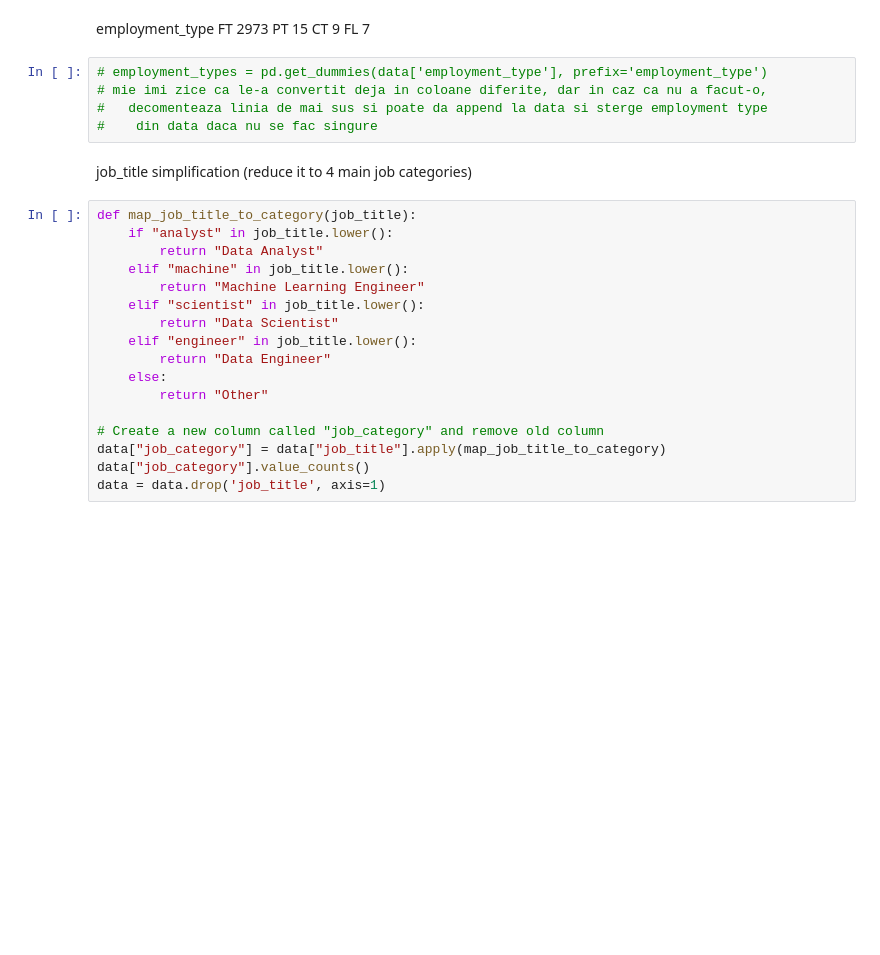
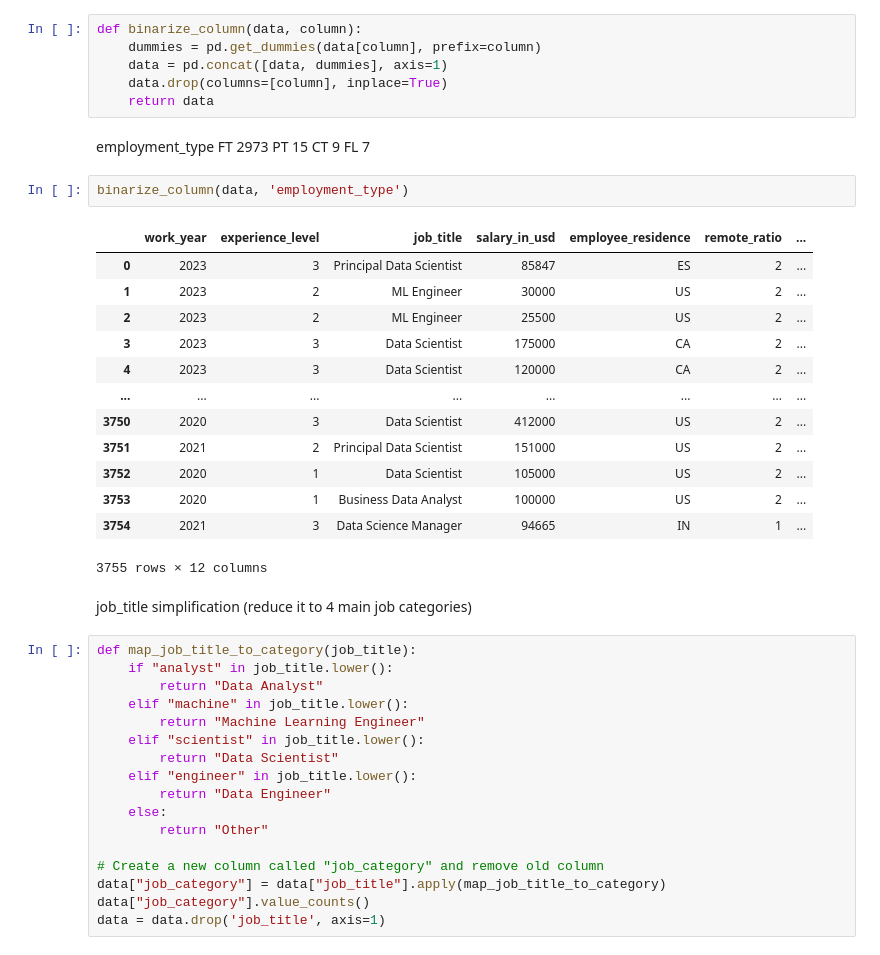
Before and after one commit to robert-bob-1/SalariesAnalysisML, a Jupyter notebook: proiect.ipynb, the cells around one changed output. Drawn from its saved outputs; the diff is of its cells as text; blank space fills up the shorter version.

Commit message:
add binarize function

```diff
--- a/proiect.ipynb
+++ b/proiect.ipynb
@@ -185,17 +184,34 @@ data['remote_ratio'].replace({
 # %% [markdown]
 #### Codify non-ordinal data
 by converting a column to multiple binary value columns
+# %%
+def binarize_column(data, column):
+    dummies = pd.get_dummies(data[column], prefix=column)
+    data = pd.concat([data, dummies], axis=1)
+    data.drop(columns=[column], inplace=True)
+    return data
 # %% [markdown]
 employment_type
 FT    2973
 PT      15
 CT       9
 FL       7
-# %%
-# employment_types = pd.get_dummies(data['employment_type'], prefix='employment_type')
-# mie imi zice ca le-a convertit deja in coloane diferite, dar in caz ca nu a facut-o,
-#   decomenteaza linia de mai sus si poate da append la data si sterge employment type
-#    din data daca nu se fac singure
+# %%
+binarize_column(data, 'employment_type')
+# %% [output]
+|  | work_year | experience_level | job_title | salary_in_usd | employee_residence | remote_ratio | ... |
+| 0 | 2023 | 3 | Principal Data Scientist | 85847 | ES | 2 | ... |
+| 1 | 2023 | 2 | ML Engineer | 30000 | US | 2 | ... |
+| 2 | 2023 | 2 | ML Engineer | 25500 | US | 2 | ... |
+| 3 | 2023 | 3 | Data Scientist | 175000 | CA | 2 | ... |
+| 4 | 2023 | 3 | Data Scientist | 120000 | CA | 2 | ... |
+| ... | ... | ... | ... | ... | ... | ... | ... |
+| 3750 | 2020 | 3 | Data Scientist | 412000 | US | 2 | ... |
+| 3751 | 2021 | 2 | Principal Data Scientist | 151000 | US | 2 | ... |
+| 3752 | 2020 | 1 | Data Scientist | 105000 | US | 2 | ... |
+| 3753 | 2020 | 1 | Business Data Analyst | 100000 | US | 2 | ... |
+| 3754 | 2021 | 3 | Data Science Manager | 94665 | IN | 1 | ... |
+3755 rows × 12 columns
 # %% [markdown]
 job_title simplification (reduce it to 4 main job categories)
 # %%
```
Also changed, not shown: parts of 10 cells of this notebook.
